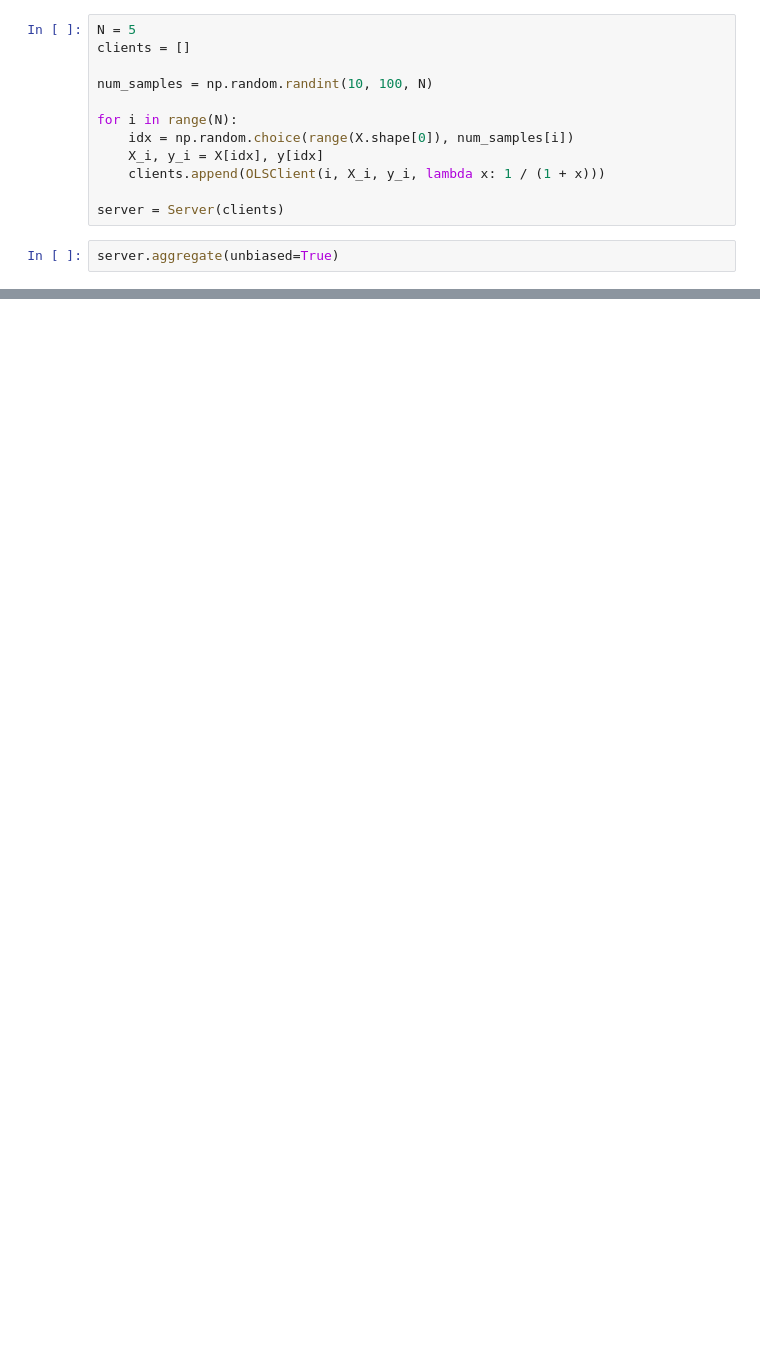
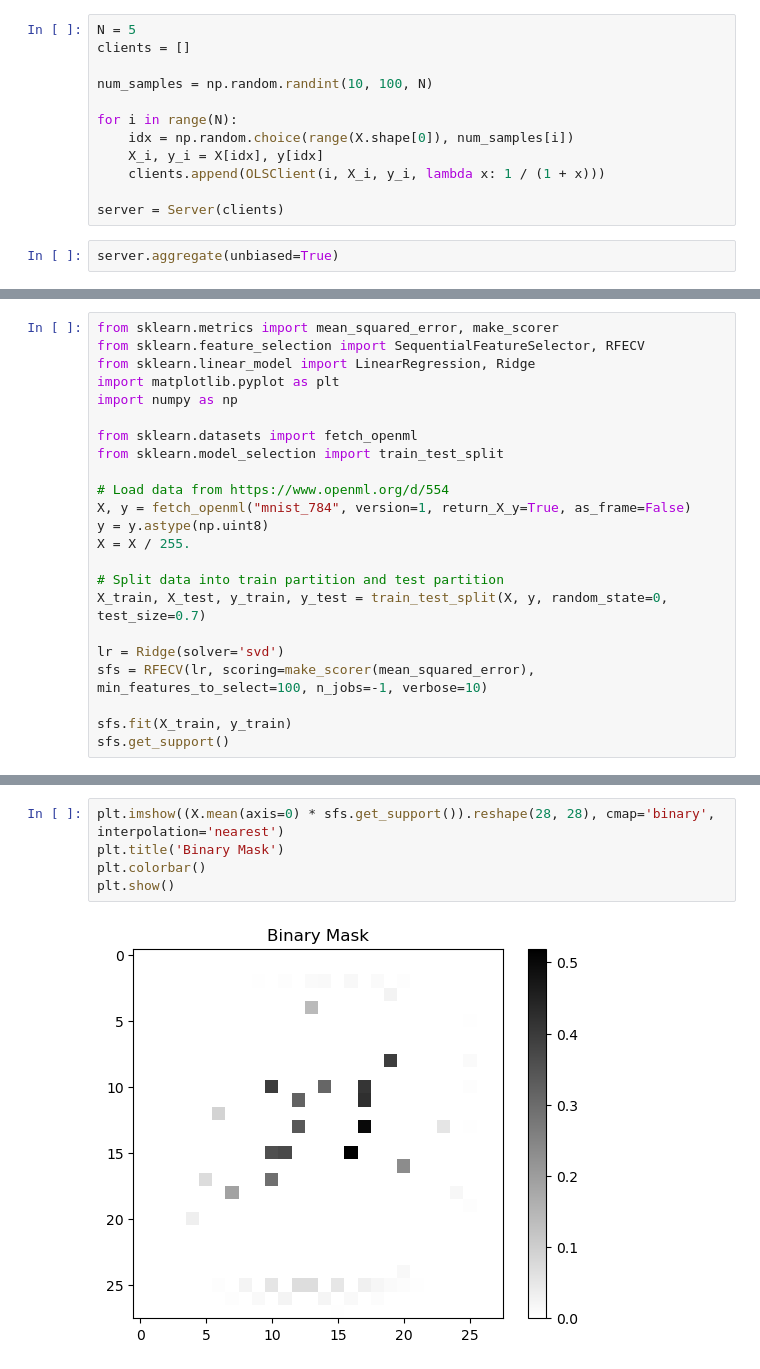
Before and after one commit to TheImpressiveDonut/Incentivization-Collab-Linear, a Jupyter notebook: main.ipynb, the cells around one changed output, grey strips where cells are left out. Saved outputs shown, nothing was run; the diff lists cells and outputs as text; blank space fills up the shorter version.

```diff
--- a/main.ipynb
+++ b/main.ipynb
@@ -141,0 +175,23 @@ plt.show()
+# %%
+from sklearn.metrics import mean_squared_error, make_scorer
+from sklearn.feature_selection import SequentialFeatureSelector, RFECV
+from sklearn.linear_model import LinearRegression, Ridge
+import matplotlib.pyplot as plt
+import numpy as np
+
+from sklearn.datasets import fetch_openml
+from sklearn.model_selection import train_test_split
+
+# Load data from https://www.openml.org/d/554
+X, y = fetch_openml("mnist_784", version=1, return_X_y=True, as_frame=False)
+y = y.astype(np.uint8)
+X = X / 255.
+
+# Split data into train partition and test partition
+X_train, X_test, y_train, y_test = train_test_split(X, y, random_state=0, test_size=0.7)
+
+lr = Ridge(solver='svd')
+sfs = RFECV(lr, scoring=make_scorer(mean_squared_error), min_features_to_select=100, n_jobs=-1, verbose=10)
+
+sfs.fit(X_train, y_train)
+sfs.get_support()
@@ -141,0 +233,7 @@ plt.show()
+# %%
+plt.imshow((X.mean(axis=0) * sfs.get_support()).reshape(28, 28), cmap='binary', interpolation='nearest')
+plt.title('Binary Mask')
+plt.colorbar()
+plt.show()
+# %% [output]
+[figure, added]
```
Also changed, not shown: parts of 27 cells of this notebook, 3 other files.
